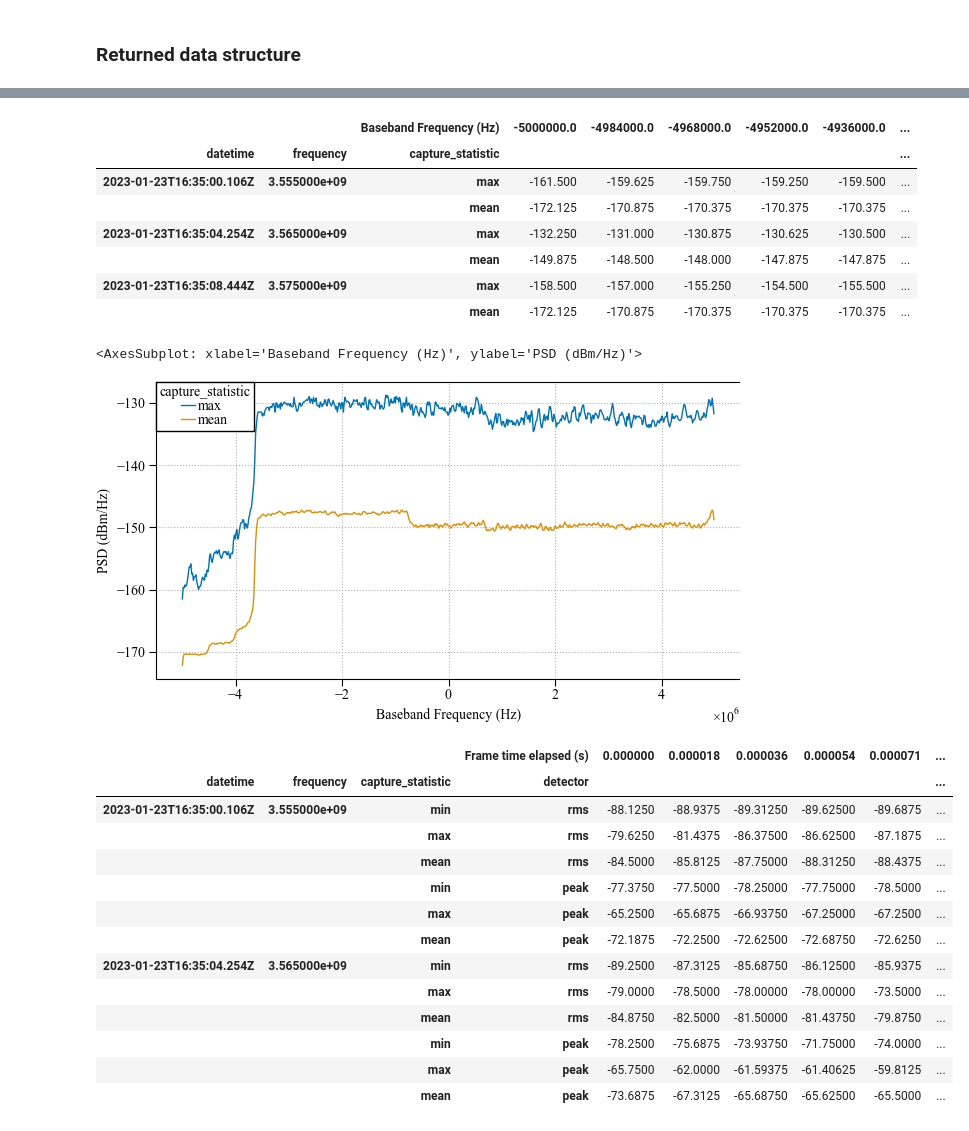
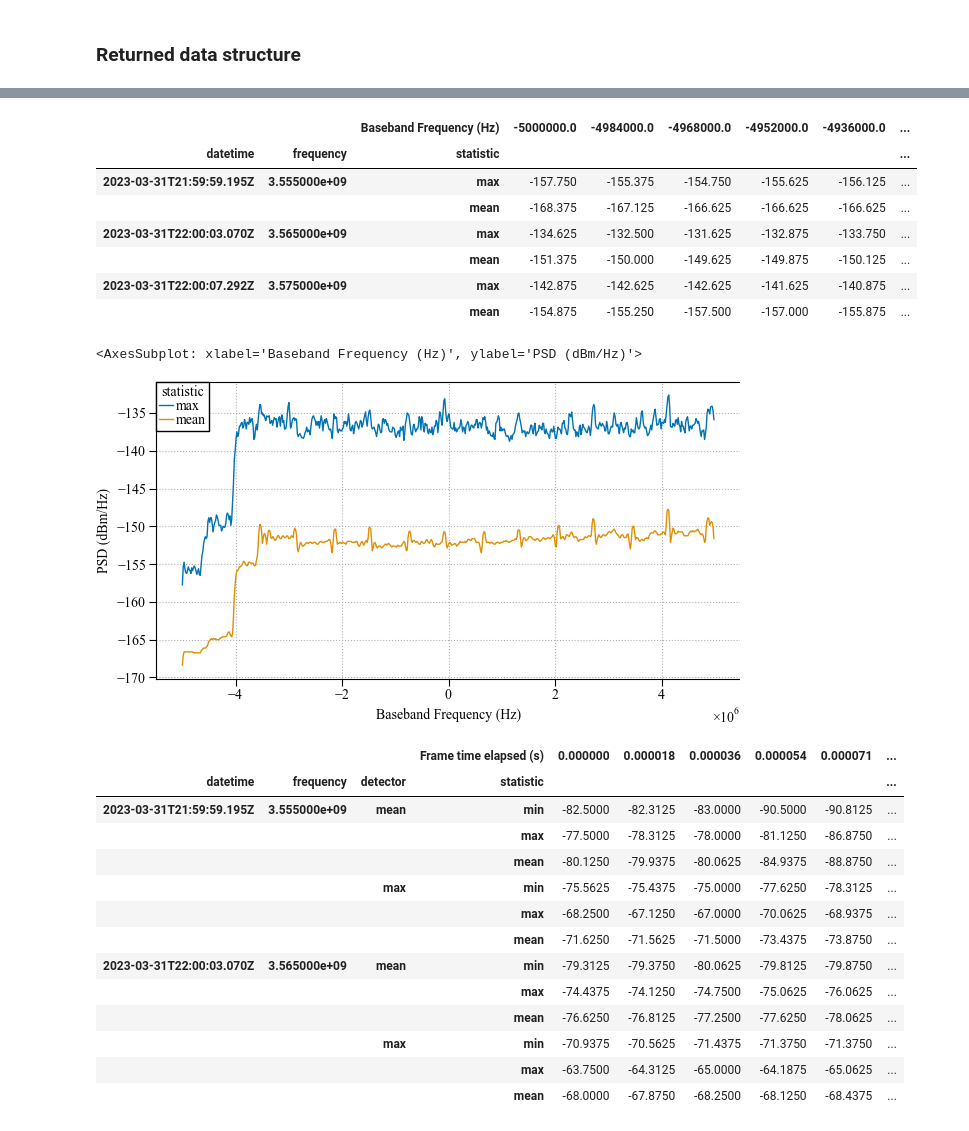
Before and after one commit to usnistgov/nasctn-sea-ingest, a Jupyter notebook: demos/read_seamf.ipynb, the cells around one changed output, grey strips where cells are left out. Saved outputs shown, nothing was run; the diff lists cells and outputs as text; code cells hidden in the pictures.

```diff
--- a/demos/read_seamf.ipynb
+++ b/demos/read_seamf.ipynb
@@ -13,10 +13,11 @@ data_path = Path('data')
 dfs1 = sea_ingest.read_seamf(data_path/'example_v1.sigmf')
 dfs2 = sea_ingest.read_seamf(data_path/'example_v2.sigmf')
 dfs3 = sea_ingest.read_seamf(data_path/'example_v3.sigmf')
+dfs4 = sea_ingest.read_seamf(data_path/'example_v4.sigmf')
 
 # some alternative loading options
-arrs3 = sea_ingest.read_seamf(data_path/'example_v3.sigmf', container_cls=np.ndarray)
-data3, meta3 = sea_ingest.read_seamf(data_path/'example_v3.sigmf', force_loader_cls=bytes)
+arrs4 = sea_ingest.read_seamf(data_path/'example_v4.sigmf', container_cls=np.ndarray)
+data4, meta4 = sea_ingest.read_seamf(data_path/'example_v4.sigmf', force_loader_cls=bytes)
 # %% [markdown]
 ### Performance
 # %%
@@ -78,21 +79,21 @@ dfs3['channel_metadata']
 # %%
 # power spectral density has a "capture_statistic" index
-dfs2['psd'].head(6).iloc[:,:6]
+dfs4['psd'].head(6).iloc[:,:6]
 # %% [output]
 |  |  | Baseband Frequency (Hz) | -5000000.0 | -4984000.0 | -4968000.0 | -4952000.0 | -4936000.0 | ... |
-| datetime | frequency | capture_statistic |  |  |  |  |  | ... |
-| 2023-01-23T16:35:00.106Z | 3.555000e+09 | max | -161.500 | -159.625 | -159.750 | -159.250 | -159.500 | ... |
-|  |  | mean | -172.125 | -170.875 | -170.375 | -170.375 | -170.375 | ... |
-| 2023-01-23T16:35:04.254Z | 3.565000e+09 | max | -132.250 | -131.000 | -130.875 | -130.625 | -130.500 | ... |
-|  |  | mean | -149.875 | -148.500 | -148.000 | -147.875 | -147.875 | ... |
-| 2023-01-23T16:35:08.444Z | 3.575000e+09 | max | -158.500 | -157.000 | -155.250 | -154.500 | -155.500 | ... |
-|  |  | mean | -172.125 | -170.875 | -170.375 | -170.375 | -170.375 | ... |
+| datetime | frequency | statistic |  |  |  |  |  | ... |
+| 2023-03-31T21:59:59.195Z | 3.555000e+09 | max | -157.750 | -155.375 | -154.750 | -155.625 | -156.125 | ... |
+|  |  | mean | -168.375 | -167.125 | -166.625 | -166.625 | -166.625 | ... |
+| 2023-03-31T22:00:03.070Z | 3.565000e+09 | max | -134.625 | -132.500 | -131.625 | -132.875 | -133.750 | ... |
+|  |  | mean | -151.375 | -150.000 | -149.625 | -149.875 | -150.125 | ... |
+| 2023-03-31T22:00:07.292Z | 3.575000e+09 | max | -142.875 | -142.625 | -142.625 | -141.625 | -140.875 | ... |
+|  |  | mean | -154.875 | -155.250 | -157.500 | -157.000 | -155.875 | ... |
 # %%
 from matplotlib import pyplot as plt
 plt.style.use('report.mplstyle')
 
 (
-    dfs2['psd']
+    dfs4['psd']
     .droplevel('datetime')
     .loc(axis=0)[3.555e9]
     .T
@@ -100,24 +101,24 @@ plt.style.use('report.mplstyle')
 )
 # %% [output]
 <AxesSubplot: xlabel='Baseband Frequency (Hz)', ylabel='PSD (dBm/Hz)'>
-[figure, old version]
+[figure, new version]
 # %%
-dfs2['pfp'].head(12).iloc[:,:6]
+dfs4['pfp'].head(12).iloc[:,:6]
 # %% [output]
 |  |  |  | Frame time elapsed (s) | 0.000000 | 0.000018 | 0.000036 | 0.000054 | 0.000071 | ... |
-| datetime | frequency | capture_statistic | detector |  |  |  |  |  | ... |
-| 2023-01-23T16:35:00.106Z | 3.555000e+09 | min | rms | -88.1250 | -88.9375 | -89.31250 | -89.62500 | -89.6875 | ... |
-|  |  | max | rms | -79.6250 | -81.4375 | -86.37500 | -86.62500 | -87.1875 | ... |
-|  |  | mean | rms | -84.5000 | -85.8125 | -87.75000 | -88.31250 | -88.4375 | ... |
-|  |  | min | peak | -77.3750 | -77.5000 | -78.25000 | -77.75000 | -78.5000 | ... |
-|  |  | max | peak | -65.2500 | -65.6875 | -66.93750 | -67.25000 | -67.2500 | ... |
-|  |  | mean | peak | -72.1875 | -72.2500 | -72.62500 | -72.68750 | -72.6250 | ... |
-| 2023-01-23T16:35:04.254Z | 3.565000e+09 | min | rms | -89.2500 | -87.3125 | -85.68750 | -86.12500 | -85.9375 | ... |
-|  |  | max | rms | -79.0000 | -78.5000 | -78.00000 | -78.00000 | -73.5000 | ... |
-|  |  | mean | rms | -84.8750 | -82.5000 | -81.50000 | -81.43750 | -79.8750 | ... |
-|  |  | min | peak | -78.2500 | -75.6875 | -73.93750 | -71.75000 | -74.0000 | ... |
-|  |  | max | peak | -65.7500 | -62.0000 | -61.59375 | -61.40625 | -59.8125 | ... |
-|  |  | mean | peak | -73.6875 | -67.3125 | -65.68750 | -65.62500 | -65.5000 | ... |
+| datetime | frequency | detector | statistic |  |  |  |  |  | ... |
+| 2023-03-31T21:59:59.195Z | 3.555000e+09 | mean | min | -82.5000 | -82.3125 | -83.0000 | -90.5000 | -90.8125 | ... |
+|  |  |  | max | -77.5000 | -78.3125 | -78.0000 | -81.1250 | -86.8750 | ... |
+|  |  |  | mean | -80.1250 | -79.9375 | -80.0625 | -84.9375 | -88.8750 | ... |
+|  |  | max | min | -75.5625 | -75.4375 | -75.0000 | -77.6250 | -78.3125 | ... |
+|  |  |  | max | -68.2500 | -67.1250 | -67.0000 | -70.0625 | -68.9375 | ... |
+|  |  |  | mean | -71.6250 | -71.5625 | -71.5000 | -73.4375 | -73.8750 | ... |
+| 2023-03-31T22:00:03.070Z | 3.565000e+09 | mean | min | -79.3125 | -79.3750 | -80.0625 | -79.8125 | -79.8750 | ... |
+|  |  |  | max | -74.4375 | -74.1250 | -74.7500 | -75.0625 | -76.0625 | ... |
+|  |  |  | mean | -76.6250 | -76.8125 | -77.2500 | -77.6250 | -78.0625 | ... |
+|  |  | max | min | -70.9375 | -70.5625 | -71.4375 | -71.3750 | -71.3750 | ... |
+|  |  |  | max | -63.7500 | -64.3125 | -65.0000 | -64.1875 | -65.0625 | ... |
+|  |  |  | mean | -68.0000 | -67.8750 | -68.2500 | -68.1250 | -68.4375 | ... |
 # %%
 fig, ax = plt.subplots()
 (
```
Also changed, not shown: parts of 5 cells of this notebook, 4 other files.
